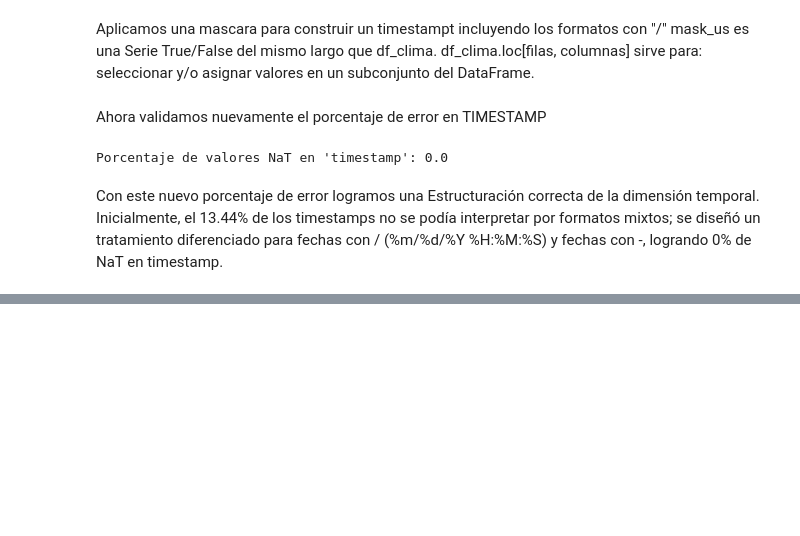
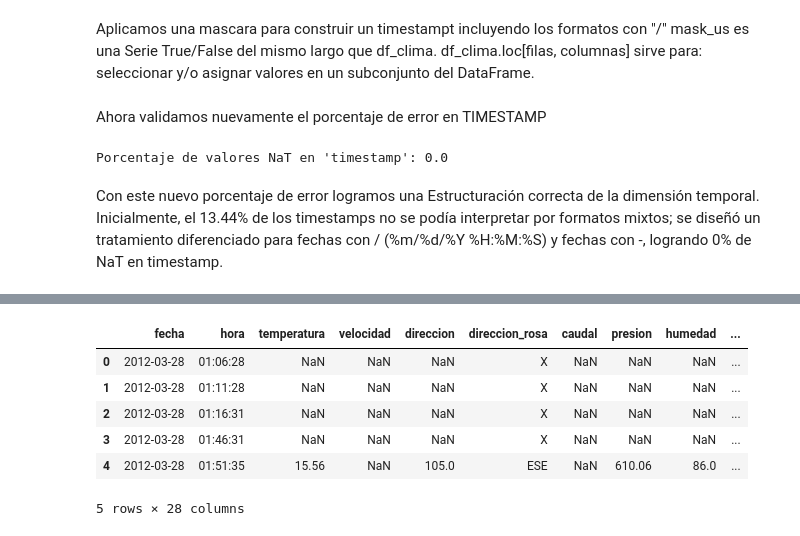
Before and after one commit to worldkrory/MICROCLIMAS_PROYECTO_UNAL, a Jupyter notebook: proyect_colab.ipynb, the cells around one changed output, grey strips where cells are left out. Saved outputs shown, nothing was run; the diff lists cells and outputs as text; code cells hidden in the pictures; blank space fills up the shorter version.

```diff
--- a/proyect_colab.ipynb
+++ b/proyect_colab.ipynb
@@ -120,0 +261,5 @@ Porcentaje de valores NaT en 'timestamp': 0.0
+# %%
+df_clima["year"] = df_clima["timestamp"].dt.year
+df_clima["month"] = df_clima["timestamp"].dt.month
+df_clima["day"] = df_clima["timestamp"].dt.day
+df_clima["hour"] = df_clima["timestamp"].dt.hour
@@ -120,0 +333,17 @@ Porcentaje de valores NaT en 'timestamp': 0.0
+# %%
+df_clima = df_clima.sort_values(["estacion_sk", "timestamp"]).reset_index(drop=True)
+
+df_clima["temperatura_interp"] = (
+    df_clima.groupby("estacion_sk")["temperatura"]
+            .transform(lambda s: s.interpolate(method="linear", limit_direction="both"))
+)
+# %%
+df_clima.head()
+# %% [output]
+|  | fecha | hora | temperatura | velocidad | direccion | direccion_rosa | caudal | presion | humedad | ... |
+| 0 | 2012-03-28 | 01:06:28 | NaN | NaN | NaN | X | NaN | NaN | NaN | ... |
+| 1 | 2012-03-28 | 01:11:28 | NaN | NaN | NaN | X | NaN | NaN | NaN | ... |
+| 2 | 2012-03-28 | 01:16:31 | NaN | NaN | NaN | X | NaN | NaN | NaN | ... |
+| 3 | 2012-03-28 | 01:46:31 | NaN | NaN | NaN | X | NaN | NaN | NaN | ... |
+| 4 | 2012-03-28 | 01:51:35 | 15.56 | NaN | 105.0 | ESE | NaN | 610.06 | 86.0 | ... |
+5 rows × 28 columns
```
Also changed, not shown: parts of 21 cells of this notebook.
